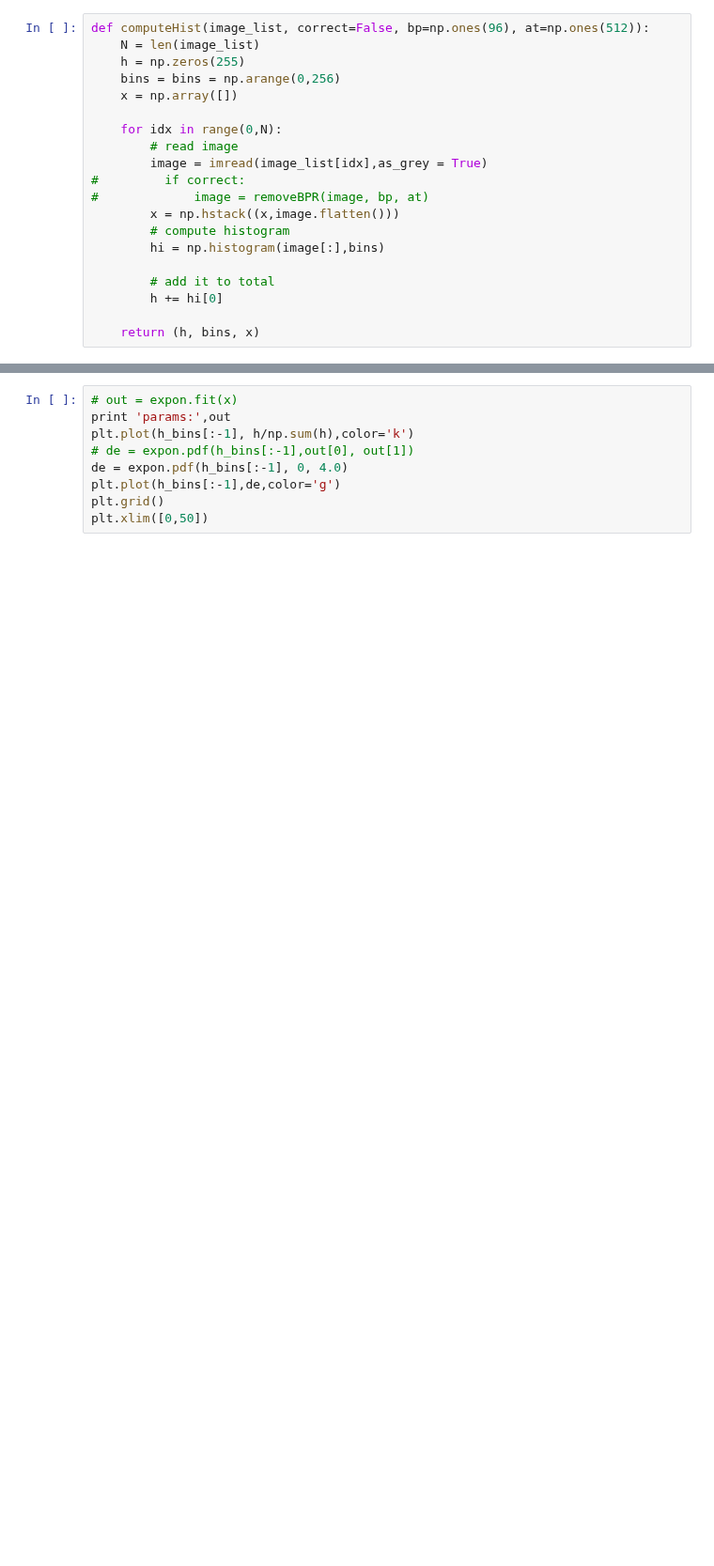
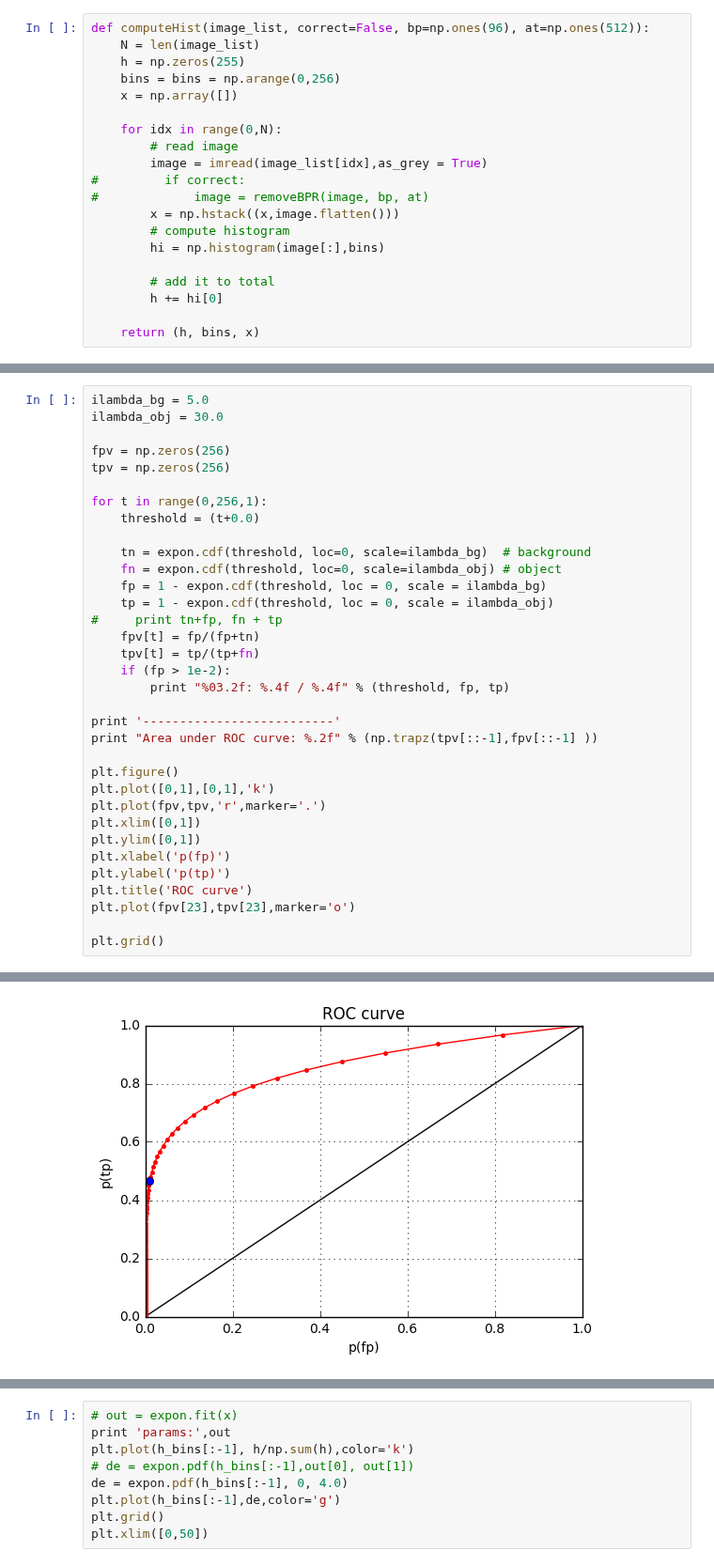
Before and after one commit to pvazteixeira/multibeam, a Jupyter notebook: feature-mrf-dev.ipynb, the cells around one changed output, grey strips where cells are left out. Shown at 94% size. Drawn from its saved outputs; the diff is of its cells as text; blank space fills up the shorter version.

```diff
--- a/feature-mrf-dev.ipynb
+++ b/feature-mrf-dev.ipynb
@@ -79,0 +83,35 @@ plt.plot(h_bins[:-1], de,color='b')
+# %%
+ilambda_bg = 5.0
+ilambda_obj = 30.0
+
+fpv = np.zeros(256)
+tpv = np.zeros(256)
+
+for t in range(0,256,1):
+    threshold = (t+0.0)
+
+    tn = expon.cdf(threshold, loc=0, scale=ilambda_bg)  # background
+    fn = expon.cdf(threshold, loc=0, scale=ilambda_obj) # object
+    fp = 1 - expon.cdf(threshold, loc = 0, scale = ilambda_bg)
+    tp = 1 - expon.cdf(threshold, loc = 0, scale = ilambda_obj)
+#     print tn+fp, fn + tp
+    fpv[t] = fp/(fp+tn)
+    tpv[t] = tp/(tp+fn)
+    if (fp > 1e-2):
+        print "%03.2f: %.4f / %.4f" % (threshold, fp, tp)
+
+print '--------------------------'
+print "Area under ROC curve: %.2f" % (np.trapz(tpv[::-1],fpv[::-1] ))
+
+plt.figure()
+plt.plot([0,1],[0,1],'k')
+plt.plot(fpv,tpv,'r',marker='.')
+plt.xlim([0,1])
+plt.ylim([0,1])
+plt.xlabel('p(fp)')
+plt.ylabel('p(tp)')
+plt.title('ROC curve')
+plt.plot(fpv[23],tpv[23],marker='o')
+
+plt.grid()
+# %% [output]
@@ -79,0 +135 @@ plt.plot(h_bins[:-1], de,color='b')
+[figure, added]
```
Also changed, not shown: parts of 8 cells of this notebook.
